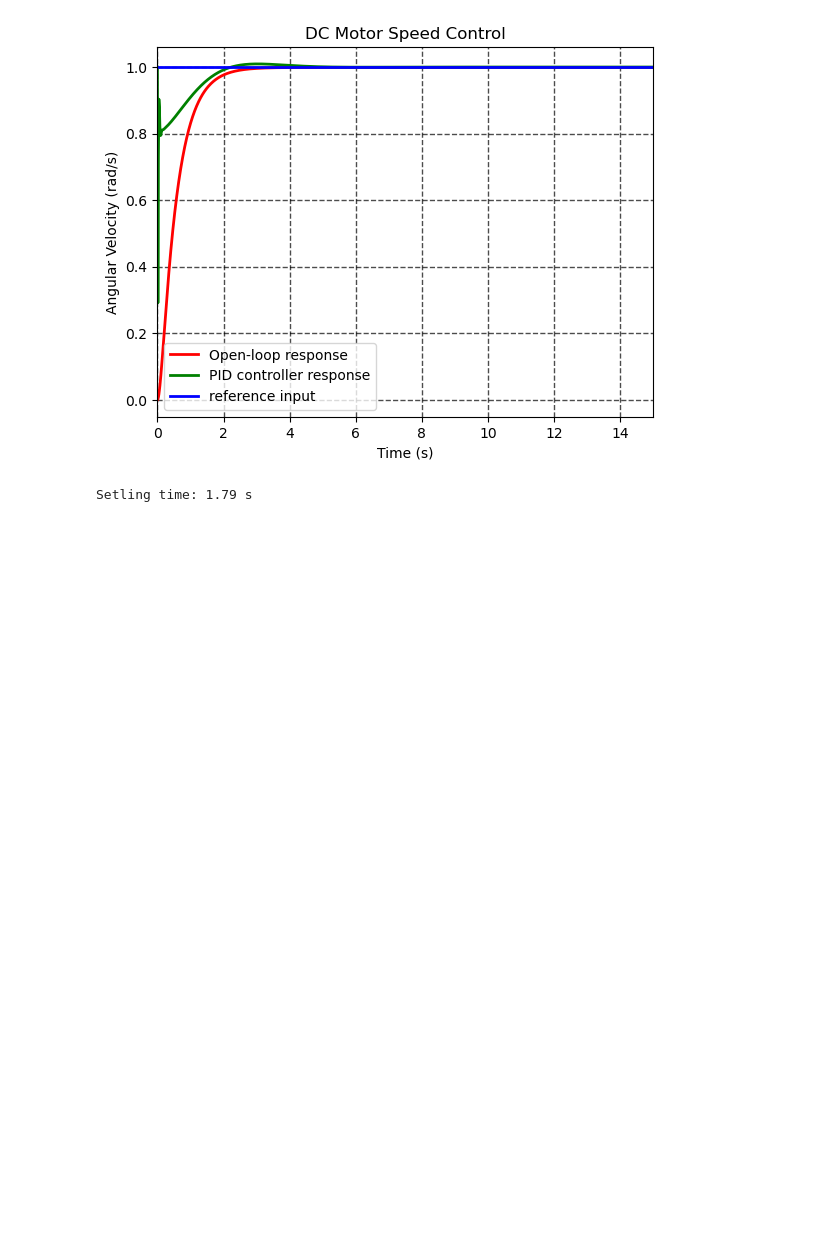
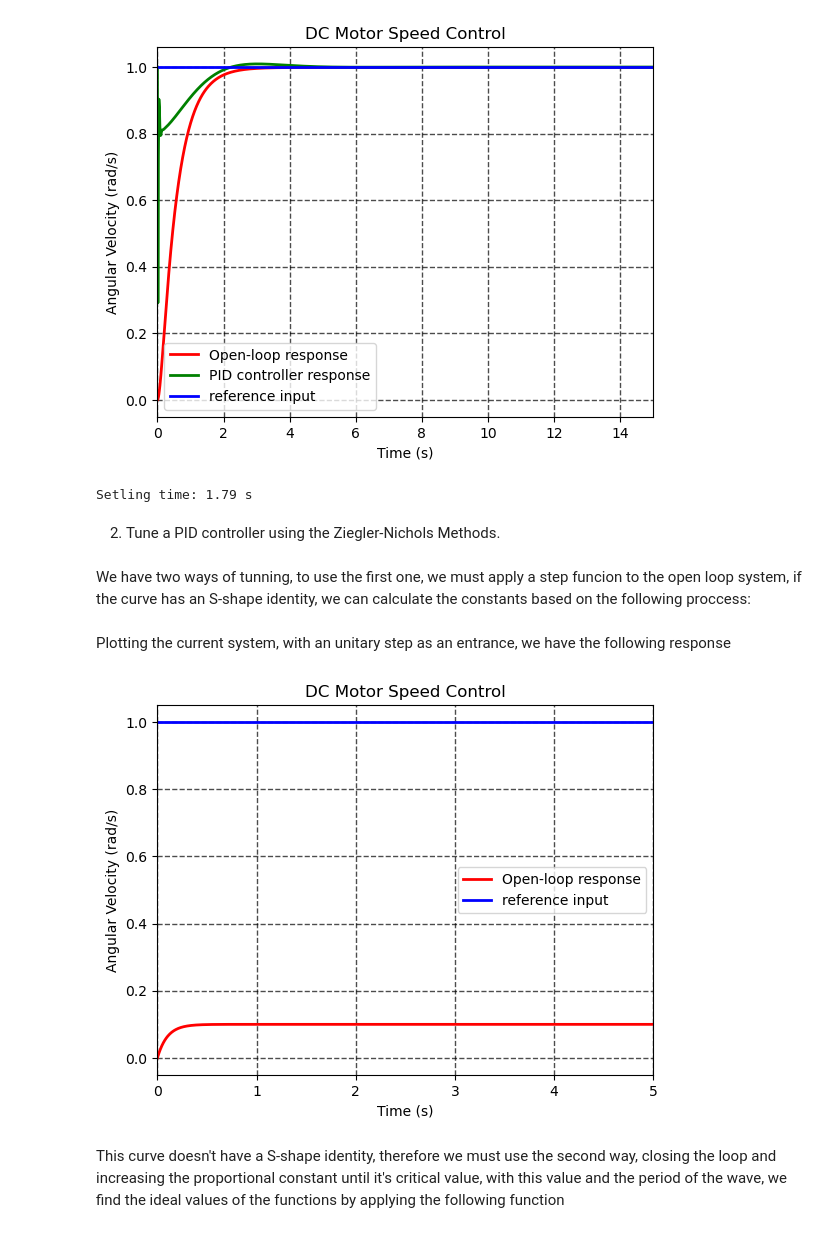
Before and after one commit to DiasJulia/AUT2TTA, a Jupyter notebook: APM_4AUT2_TA_TP2.ipynb, the cells around one changed output. Drawn from its saved outputs; the diff is of its cells as text; code cells hidden in the pictures; blank space fills up the shorter version.

```diff
--- a/APM_4AUT2_TA_TP2.ipynb
+++ b/APM_4AUT2_TA_TP2.ipynb
@@ -414,3 +412,7 @@ print(f"Setling time: {T[i]:.2f} s")
 # %% [output]
 [figure]
 Setling time: 1.79 s
+# %% [markdown]
+2. Tune a PID controller using the Ziegler-Nichols Methods.
+# %% [markdown]
+We have two ways of tunning, to use the first one, we must apply a step funcion to the open loop system, if the curve has an S-shape identity, we can calculate the constants based on the following proccess:
@@ -416,0 +448,56 @@ Setling time: 1.79 s
+# %% [markdown]
+Plotting the current system, with an unitary step as an entrance, we have the following response
+# %%
+# System parameters
+J = 0.01
+b = 0.1
+Ke = 0.01
+Kt = 0.01
+R = 1
+L = 0.5
+
+A = np.array([[-b/J, Kt/J],
+              [-Ke/L, -R/L]])
+
+B = np.array([[0],
+              [1/L]])  # Reshaped to column vecto
+
+D = np.array([[1, 0]])  # Reshaped to column vector
+
+C = np.array([[1, 0]])  # Output matrix
+
+R = np.array([0])
+# %%
+
+x0 = np.array([0, 0]).flatten() # Initial state
+
+# Time settings
+t0 = 0  # Initial time
+tf = 5  # Final time
+T = np.linspace(t0, tf, 1000)  # Time vector
+
+def w_func(t):
+    return 1.0 # Disturbance input
+
+def u_func(t):
+    return 0.0
+
+# Compute system response
+y = OpenLoopInputOutputSystem(A, B, D, C, u_func, w_func, T, x0)
+
+ref = 1
+
+# Plot the response
+plt.plot(T, y[0,:], linewidth=2.0, color='red')
+plt.grid(color='black', linestyle='--', linewidth=1.0, alpha=0.7)
+plt.xlim([t0, tf])
+plt.ylabel(r'Angular Velocity (rad/s)')
+plt.xlabel('Time (s)')
+plt.title('DC Motor Speed Control')
+plt.plot(T, np.ones(np.size(T))*ref, linewidth=2.0, color='blue')
+plt.legend(['Open-loop response','reference input' ])
+plt.show()
+# %% [output]
+[figure, added]
+# %% [markdown]
+This curve doesn't have a S-shape identity, therefore we must use the second way, closing the loop and increasing the proportional constant until it's critical value, with this value and the period of the wave, we find the ideal values of the functions by applying the following function
```
Also changed, not shown: parts of 9 cells of this notebook.
